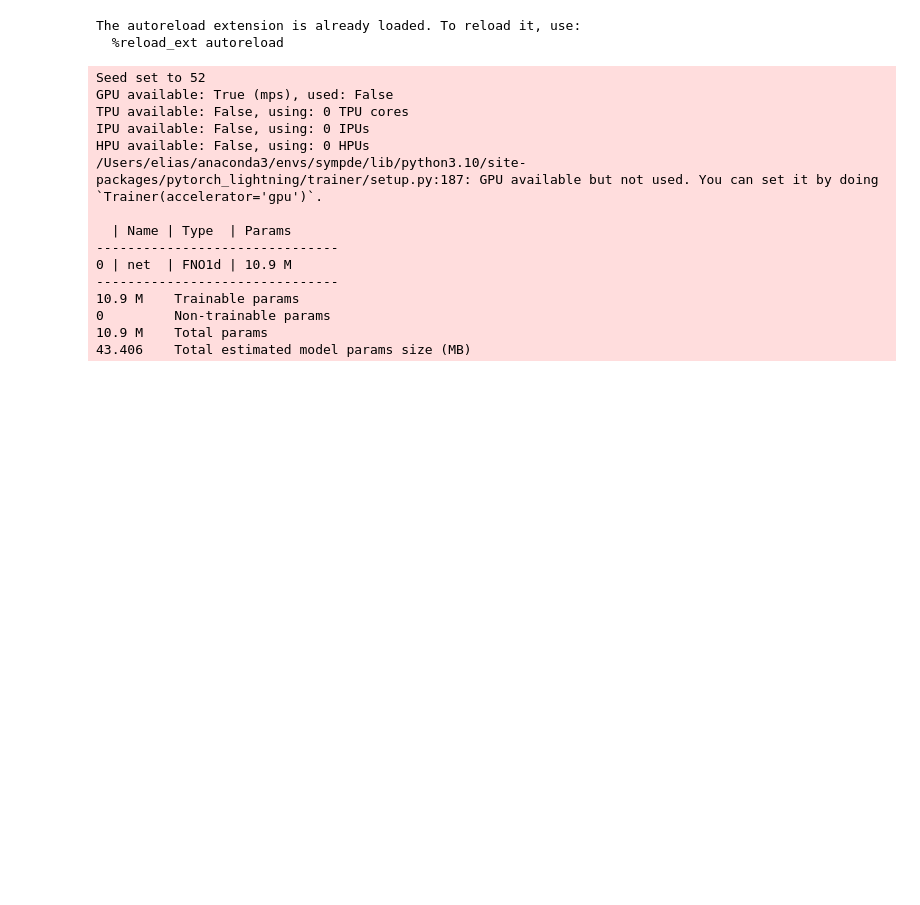
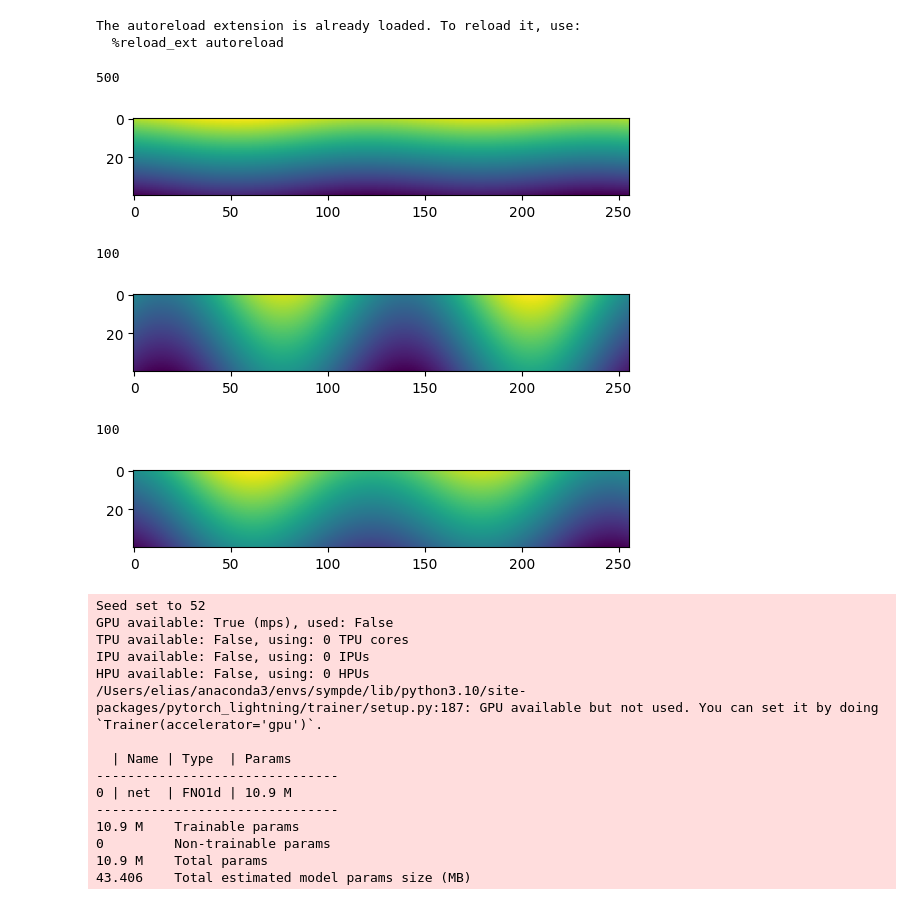
Before and after one commit to elidub/SymPDE, a Jupyter notebook: notebooks/run.ipynb, the cells around one changed output. Drawn from its saved outputs; the diff is of its cells as text; code cells hidden in the pictures; blank space fills up the shorter version.

```diff
--- a/notebooks/run.ipynb
+++ b/notebooks/run.ipynb
@@ -37,6 +38,19 @@ from run import parse_options, main
 # %% [output]
 The autoreload extension is already loaded. To reload it, use:
   %reload_ext autoreload
+# %%
+for split in ['train', 'val', 'test']:
+    us, dxs, dts = load_obj(f'../data/v1/{split}/Pde21')
+    print(len(us))
+    plt.imshow(us[0])
+    plt.show()
+# %% [output]
+500
+[figure, added]
+100
+[figure, added]
+100
+[figure, added]
 # %%
 args = parse_options(notebook=True)
 args.train = True
```
Also changed, not shown: parts of 1 cell of this notebook, 7 other files.
